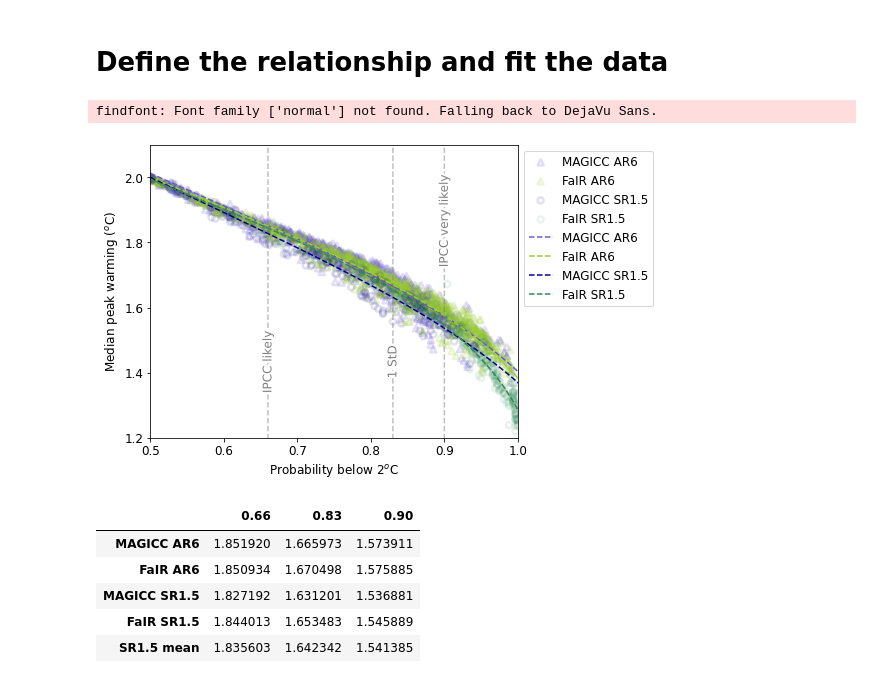
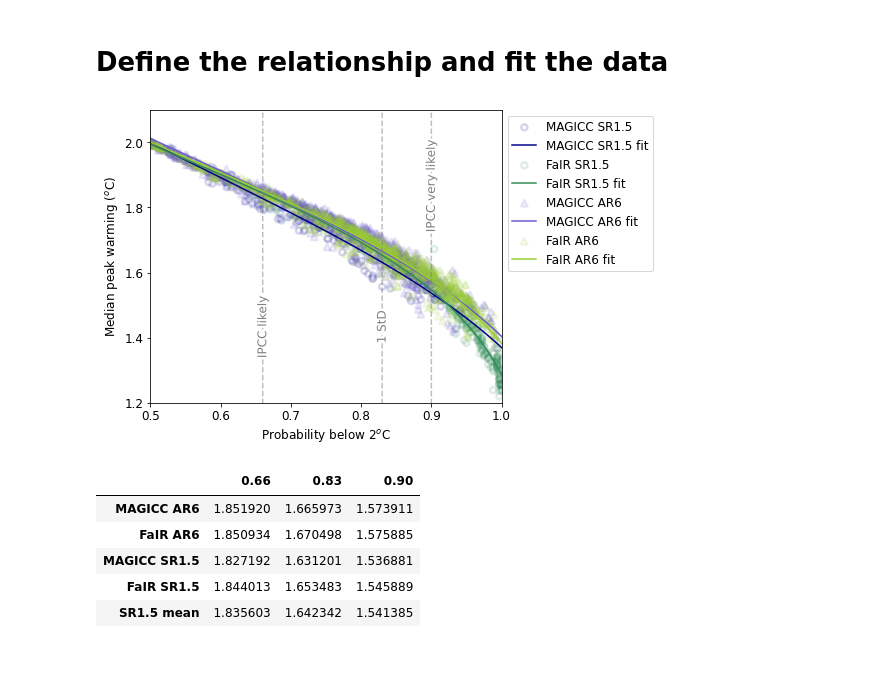
Before and after one commit to Rlamboll/HowBelowIsWellBelow, a Jupyter notebook: MapExceedanceProbToMedianWarming.ipynb, the cells around one changed output. Saved outputs shown, nothing was run; the diff lists cells and outputs as text; code cells hidden in the pictures.

```diff
--- a/MapExceedanceProbToMedianWarming.ipynb
+++ b/MapExceedanceProbToMedianWarming.ipynb
@@ -125,42 +106,40 @@ assert np.isclose(x2s, inverse_logistic(logistic_function(x2s, 1.1, 2, 0.5, 5),
 # %%
 plt.figure(figsize = (8, 5))
 edgewidth = 2.5
 p0 = [1, 1, 5, 0.0]
 xs = np.arange(1.2, 4, 0.01)
 fringe = 0.0000005
 results = []
 interestingProbs = [0.66, 0.83, 0.9]
 plotlist = [
-        (ar6magicc[ar6magiccexceed2c], ar6magicc[ar6magiccmed], "MAGICC AR6", "slateblue", 0.2, "^"),
-        (ar6fair[ar6fairexceed2c], ar6fair[ar6fairmed], "FaIR AR6", "yellowgreen", 0.2, "^"),
-        (magicc_pivot[magiccexceed2c], magicc_pivot[magiccmed], "MAGICC SR1.5", "darkblue", 0.12, "o"),
-        (fair_pivot[fairexceed2c], fair_pivot[fairmed], "FaIR SR1.5", "seagreen", 0.1, "o")
+        (magicc_pivot[magiccexceed2c], magicc_pivot[magiccmed], "MAGICC SR1.5", "darkblue", 0.16, "o"),
+        (fair_pivot[fairexceed2c], fair_pivot[fairmed], "FaIR SR1.5", "seagreen", 0.16, "o"),
+        (ar6magicc[ar6magiccexceed2c], ar6magicc[ar6magiccmed], "MAGICC AR6", "slateblue", 0.18, "^"),
+        (ar6fair[ar6fairexceed2c], ar6fair[ar6fairmed], "FaIR AR6", "yellowgreen", 0.16, "^"),
     ]
 for x, y, name, color, alpha, marker in plotlist:
     plt.scatter(
         1-x, y, edgecolors=color, facecolors="none", alpha=alpha, marker=marker, label=name, linewidths=edgewidth
     )
-for x, y, name, color, alpha, marker in plotlist:
     popt, pcov = curve_fit(logistic_function, y.values, 1-x.values, p0=p0)
     L, k, x0, c = popt
     y_fit = logistic_function(xs, L, k, x0, c)
     results.append(pd.DataFrame({p : inverse_logistic(p, L, k, x0, c) for p in interestingProbs}, index=[name]))
-    plt.plot(y_fit, xs, color=(color), label=name, linestyle="--")
+    plt.plot(y_fit, xs, color=(color), label=name + " fit", linestyle="-", linewidth=1.5)
 
 plt.legend(loc='upper left', bbox_to_anchor=(1, 1))
 plt.xlabel("Probability below 2$^o$C")
 plt.ylabel("Median peak warming ($^o$C)")
 for x, label in [(0.66, "IPCC likely"), (0.83, "1 StD"), (0.9, "IPCC very likely")]:
     plt.plot([x, x+fringe], [1, 2.3], color="grey", linestyle="--", label=label, alpha=0.5)
 lines = plt.gca().get_lines()
 labelLines(lines[-3:], align=True, xvals=[0.66+fringe*1/3, 0.83+fringe*1/3, 0.90+fringe*2/3])
 plt.ylim([1.2, 2.1])
 plt.xlim([0.5, 1])
 plt.tight_layout()
-plt.savefig("./output/multifitTempProb.png")
+plt.savefig("./output/multifitTempProb.png", dpi=300, bbox_inches='tight')
 # %% [output]
-findfont: Font family ['normal'] not found. Falling back to DejaVu Sans.
-[figure, old version]
+[figure, new version]
 # %%
 results = pd.concat(results)
 # %%
```
Also changed, not shown: parts of 10 cells of this notebook, 1 other file.
